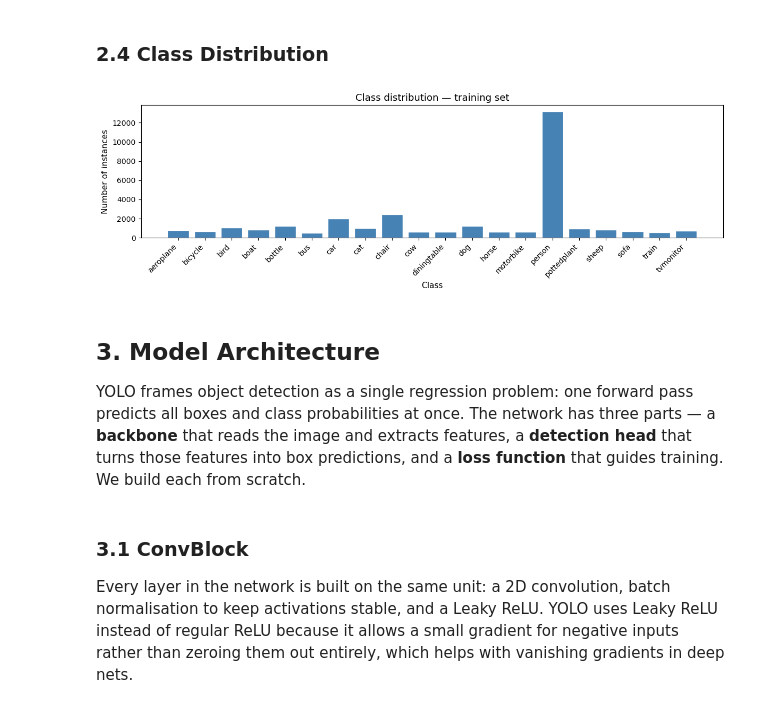
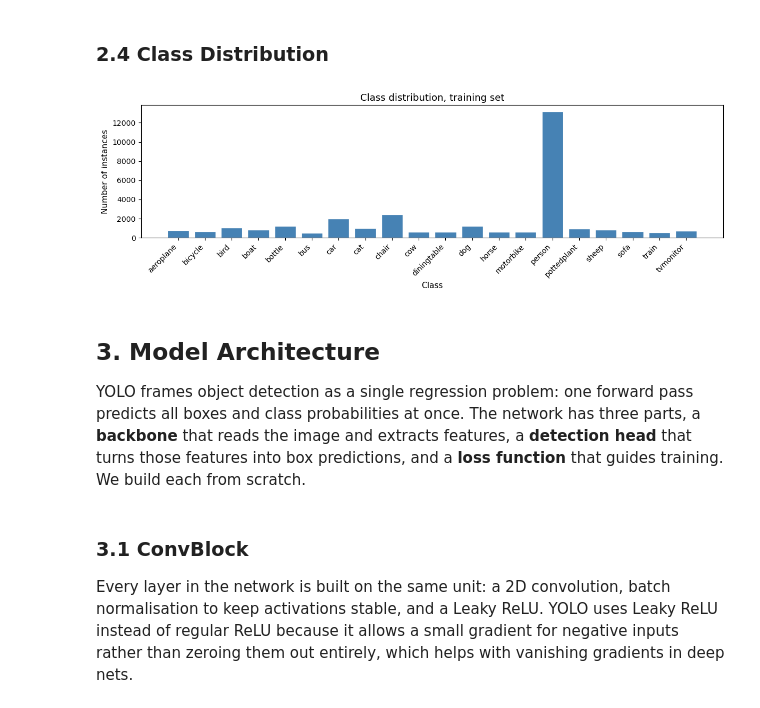
Before and after one commit to comsavvy/Neural-Network-Group3-Project, a Jupyter notebook: group3-project-assignment.ipynb, the cells around one changed output. Drawn from its saved outputs; the diff is of its cells as text; code cells hidden in the pictures.

```diff
--- a/group3-project-assignment.ipynb
+++ b/group3-project-assignment.ipynb
@@ -121,28 +124,28 @@ show_image_with_boxes(train_dataset, 6)
 # %%
 from collections import Counter
 
 class_counts = Counter()
 for _, boxes in train_dataset:
     for box in boxes:
         class_counts[int(box[0].item())] += 1
 
 labels = [VOC_CLASSES[i] for i in range(20)]
 counts = [class_counts.get(i, 0) for i in range(20)]
 
 fig, ax = plt.subplots(figsize=(12, 4))
 ax.bar(labels, counts, color='steelblue', edgecolor='white')
 ax.set_xlabel("Class", fontsize=11)
 ax.set_ylabel("Number of instances", fontsize=11)
-ax.set_title("Class distribution — training set", fontsize=13)
+ax.set_title("Class distribution, training set", fontsize=13)
 plt.xticks(rotation=45, ha='right')
 plt.tight_layout()
 plt.show()
 # %% [output]
-[figure, old version]
+[figure, new version]
 # %% [markdown]
 ## 3. Model Architecture
 
-YOLO frames object detection as a single regression problem: one forward pass predicts all boxes and class probabilities at once. The network has three parts — a **backbone** that reads the image and extracts features, a **detection head** that turns those features into box predictions, and a **loss function** that guides training. We build each from scratch.
+YOLO frames object detection as a single regression problem: one forward pass predicts all boxes and class probabilities at once. The network has three parts, a **backbone** that reads the image and extracts features, a **detection head** that turns those features into box predictions, and a **loss function** that guides training. We build each from scratch.
 # %% [markdown]
 ### 3.1 ConvBlock
 
```
Also changed, not shown: parts of 14 cells of this notebook.
